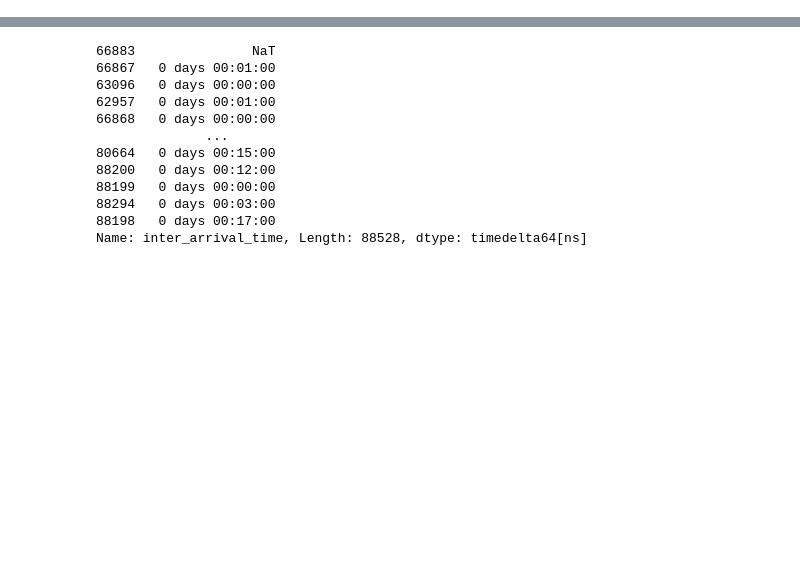
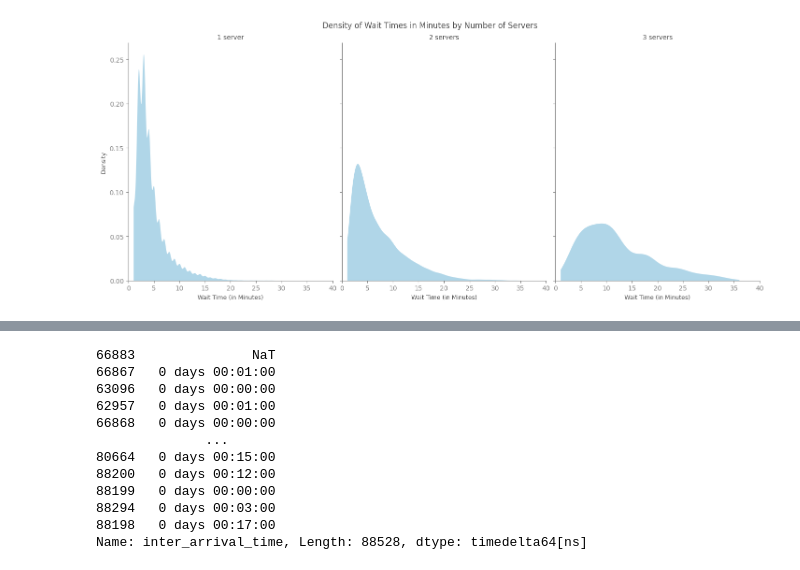
Before and after one commit to mairihallman/MAT-4376E-F24, a Jupyter notebook: 3-queueing-systems/pretty-graphs.ipynb, the cells around one changed output, grey strips where cells are left out. Cells and saved outputs as stored; diff of their text form; code cells hidden in the pictures; blank space fills up the shorter version.

```diff
--- a/3-queueing-systems/pretty-graphs.ipynb
+++ b/3-queueing-systems/pretty-graphs.ipynb
@@ -9,20 +69,0 @@ df = pd.read_csv("data-p3/joined_all_clustered.csv")
-# %%
-df['S2'] = pd.to_datetime(df['S2'], errors='coerce')
-
-# Sort data by 'S2' (arrival time)
-df = df.sort_values(by='S2')
-
-# Calculate inter-arrival times and convert to minutes
-df['inter_arrival_time'] = df['S2'].diff()
-df['inter_arrival_minutes'] = df['inter_arrival_time'].dt.total_seconds()
-
-# Plot KDE for each cluster
-clusters = df['cluster'].unique()  # Assuming a 'cluster' column exists
-for cluster in clusters:
-    cluster_df = df[df['cluster'] == cluster]
-    plt.figure(figsize=(10, 6))
-    sns.kdeplot(cluster_df['inter_arrival_minutes'].dropna(), fill=True, color='skyblue')
-    plt.xlabel('Inter-Arrival Time (Minutes)')
-    plt.ylabel('Density')
-    plt.title(f'KDE Plot of Inter-Arrival Times in Minutes (Cluster {cluster})')
-    plt.show()
@@ -39,0 +70,50 @@ for cluster in clusters:
+# %%
+# df['Wait_Time'] = pd.to_timedelta(df['Wait_Time'], errors='coerce')  # Convert to timedelta
+# df['Wait_Time_minutes'] = df['Wait_Time'].dt.total_seconds() / 60
+
+# Custom title function to handle singular/plural
+def custom_title(col_name):
+    return f"{col_name} server" if col_name == 1 else f"{col_name} servers"
+
+# Create a FacetGrid
+g = sns.FacetGrid(df, col='C0 - S2', col_wrap=3, sharex=True, sharey=True, height=6, aspect=0.8)
+
+# Map KDE plot to each facet
+g.map(
+    sns.kdeplot,
+    'Wait_Time',
+    fill=True,
+    alpha=0.5,
+    color='#63afd3',
+    linewidth=0,
+    cut=0,
+    gridsize=10000
+)
+
+# Add custom titles using the custom function
+for ax, col_value in zip(g.axes.flat, g.col_names):
+    title = custom_title(col_value)
+    ax.set_title(title, color='#4d4d4d', fontsize=10, y=1)
+    ax.set_xlabel("Wait Time (in Minutes)",color='#4d4d4d',fontsize=9)
+    ax.set_ylabel("Density",color='#4d4d4d',fontsize=9)
+
+# Global title
+g.fig.suptitle("Density of Wait Times in Minutes by Number of Servers", color='#4d4d4d', fontsize=12, y=1.02)
+
+# Customize spines and ticks for all facets
+for ax in g.axes.ravel():
+    ax.spines['top'].set_visible(False)
+    ax.spines['right'].set_visible(False)
+    ax.spines['left'].set_color('gray')
+    ax.spines['bottom'].set_color('gray')
+    ax.tick_params(axis='both', colors='gray')
+
+# Show plot
+for ax in g.axes.flat:
+    ax.set_xlim(0, 40)  # Extend x-axis to cover 0 to 60 minutes
+
+plt.savefig(f'website_figures/wait_times_by_C0.png', format='png', bbox_inches='tight', transparent=False, dpi=600)
+# plt.tight_layout()
+# plt.show()
+# %% [output]
+[figure, added]
```
Also changed, not shown: parts of 9 cells of this notebook, 4 other files.
